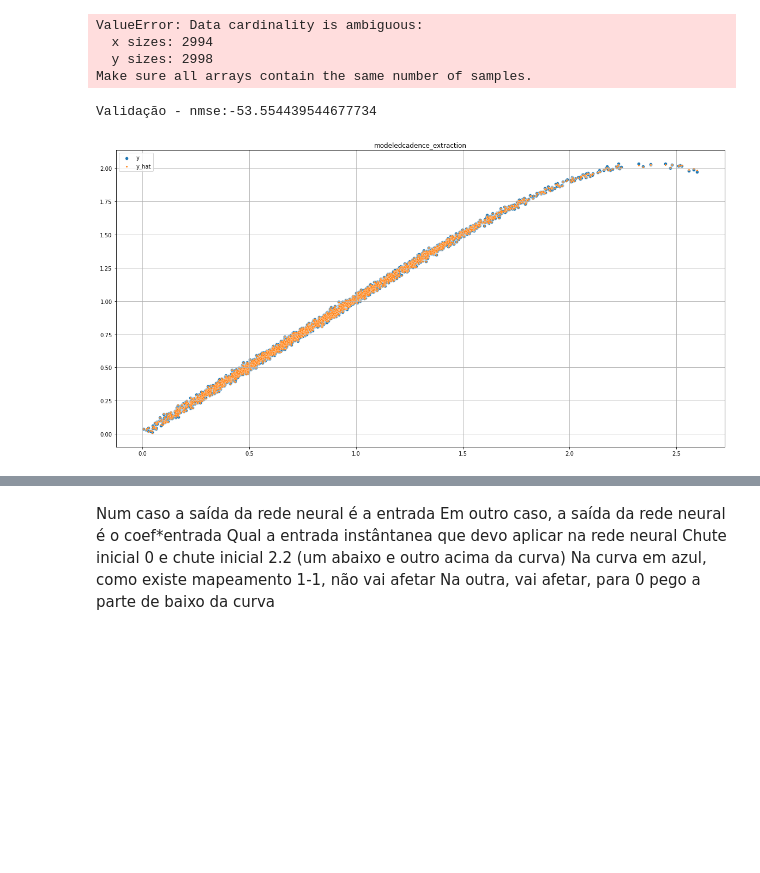
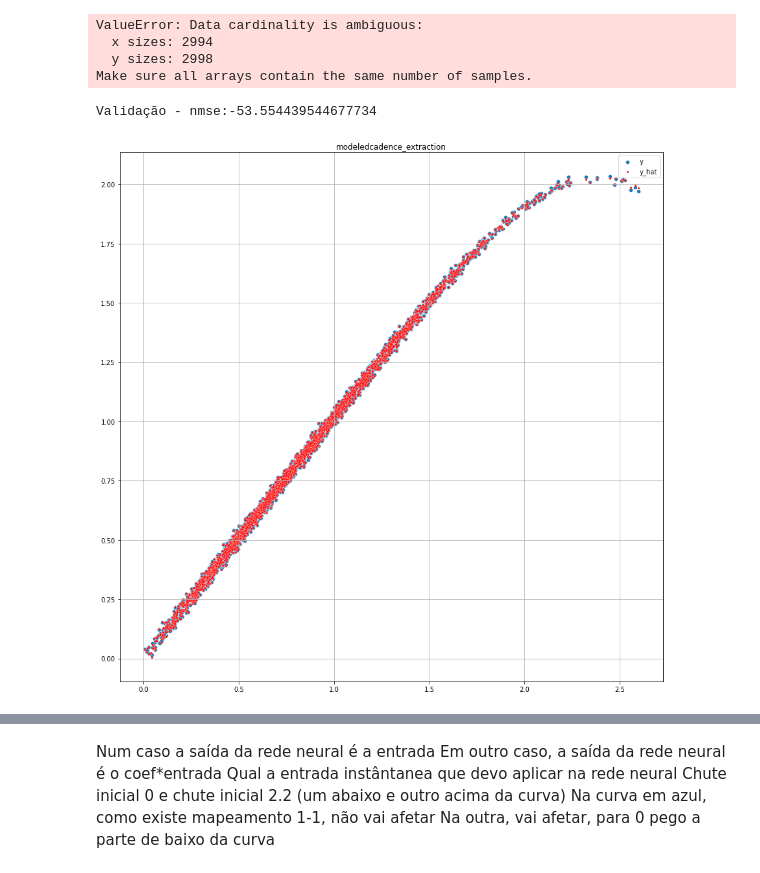
Before and after one commit to CaioMizerkowski/TCC, a Jupyter notebook: nb/parteB.ipynb, the cells around one changed output, grey strips where cells are left out. Cells and saved outputs as stored; diff of their text form; code cells hidden in the pictures; blank space fills up the shorter version.

```diff
--- a/nb/parteB.ipynb
+++ b/nb/parteB.ipynb
@@ -235,27 +235,27 @@ Make sure all arrays contain the same number of samples.
 # %%
 p = Path('../data/modeledcadence_extraction.csv')
 data = load_csv2numpy(p)
 M = 3
 x = data[:, 0] + 1j*data[:, 1]
 x = normalize_data(x)
 x_abs = np.abs(x)
 
 y = data[:, 2] + 1j*data[:, 3]
 y = normalize_data(y)
 y_abs = np.abs(y)
 
 nmse, y_hat = validation(model, x, y, M)
 
-plt.figure(figsize=(20,10))
+plt.figure(figsize=(15,15))
 sns.scatterplot(x=x_abs, y=y_abs, label='y')
-sns.scatterplot(x=x_abs[M+1:], y=np.abs(y_hat), label='y_hat', s=10)
+sns.scatterplot(x=x_abs[M+1:], y=np.abs(y_hat), label='y_hat', s=10, color='red')
 plt.grid()
 plt.title(p.stem)
 plt.show()
 plt.close()
 # %% [output]
 Validação - nmse:-53.554439544677734
-[figure, old version]
+[figure, new version]
 # %%
 from functools import partial
 # %%
```
Also changed, not shown: parts of 8 cells of this notebook.
